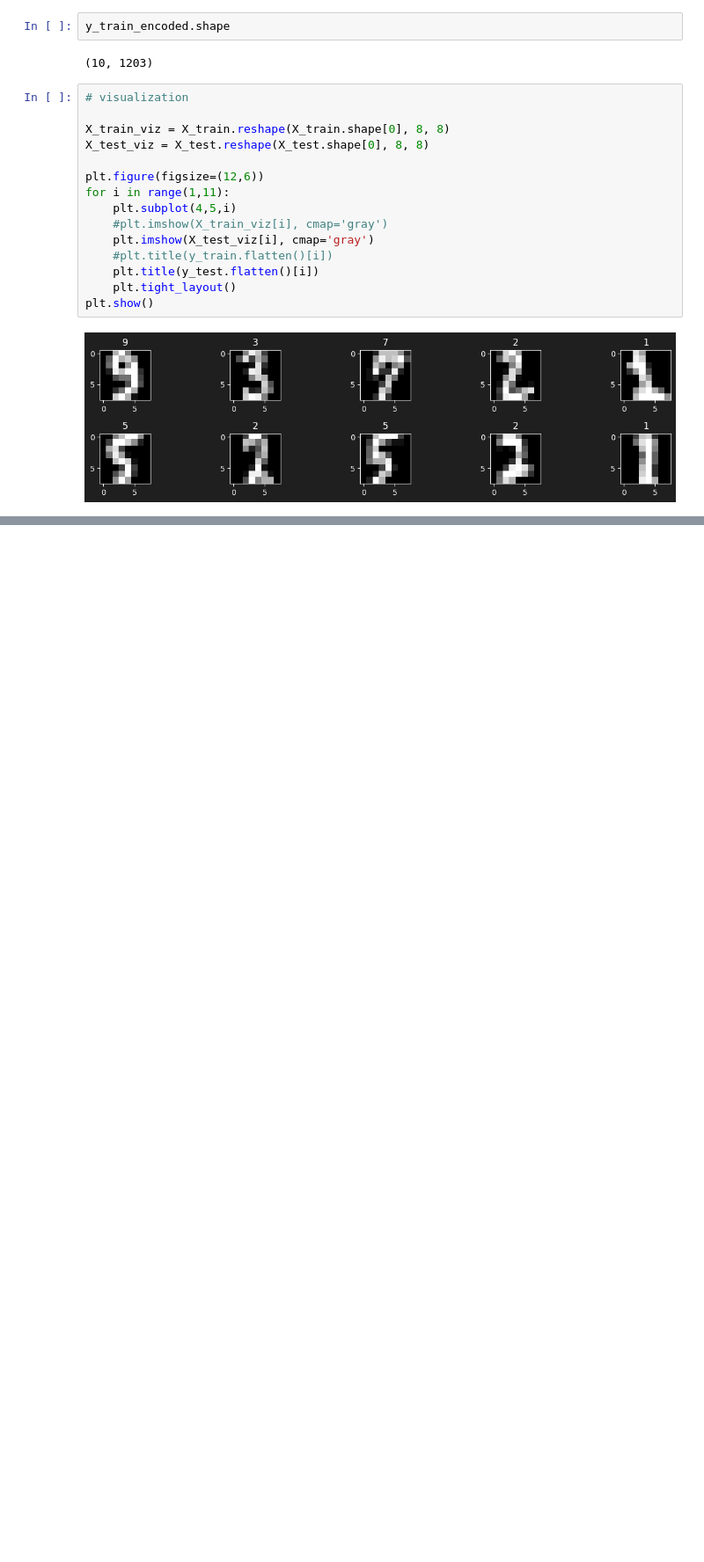
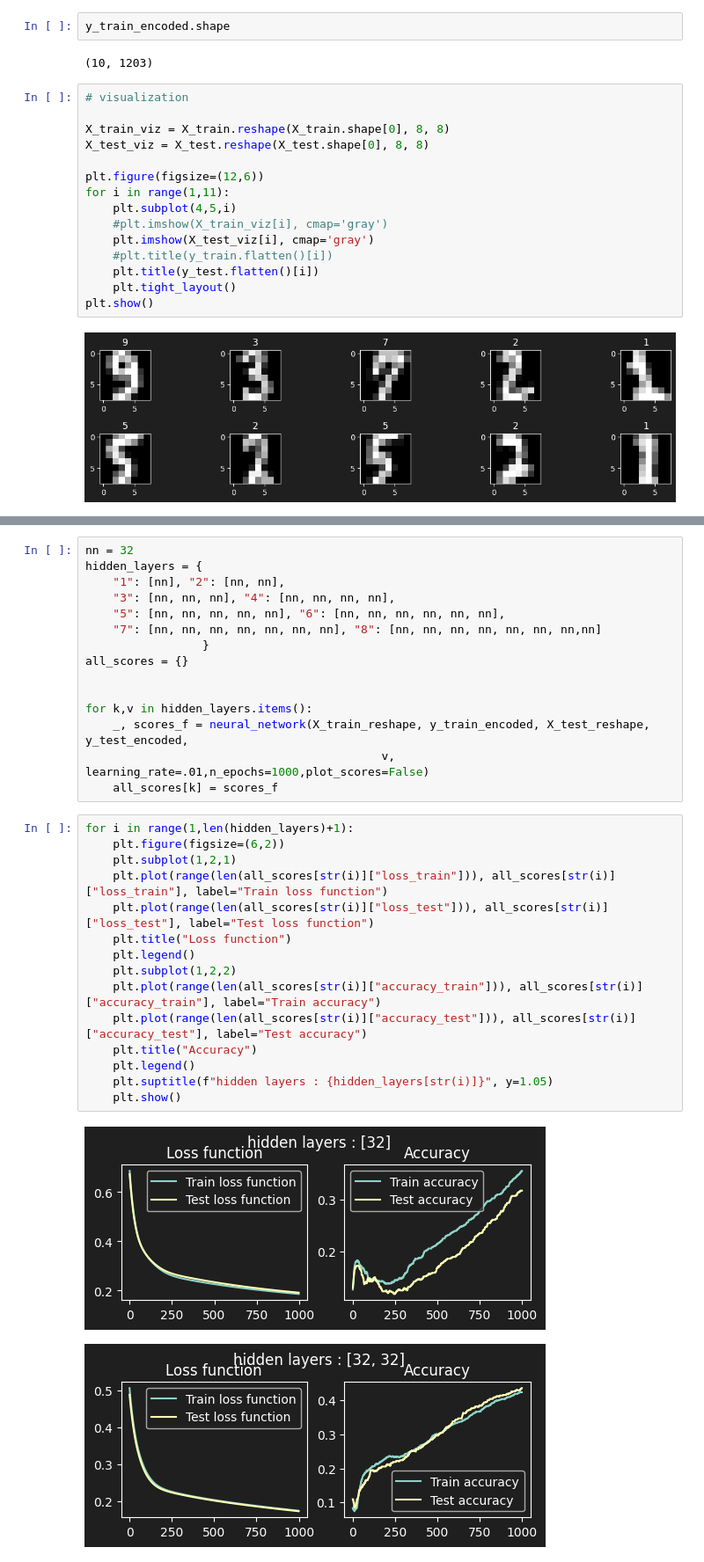
Before and after one commit to hadisql/deep_learning, a Jupyter notebook: DL_Nlayers_multiclass.ipynb, the cells around one changed output, grey strips where cells are left out. Shown at 88% size. Cells and saved outputs as stored; diff of their text form; blank space fills up the shorter version.

```diff
--- a/DL_Nlayers_multiclass.ipynb
+++ b/DL_Nlayers_multiclass.ipynb
@@ -480,0 +495,33 @@ scores_mnist["accuracy_train"][-1]
+# %%
+nn = 32
+hidden_layers = {
+    "1": [nn], "2": [nn, nn],
+    "3": [nn, nn, nn], "4": [nn, nn, nn, nn],
+    "5": [nn, nn, nn, nn, nn], "6": [nn, nn, nn, nn, nn, nn],
+    "7": [nn, nn, nn, nn, nn, nn, nn], "8": [nn, nn, nn, nn, nn, nn, nn,nn]
+                 }
+all_scores = {}
+
+
+for k,v in hidden_layers.items():
+    _, scores_f = neural_network(X_train_reshape, y_train_encoded, X_test_reshape, y_test_encoded,
+                                           v, learning_rate=.01,n_epochs=1000,plot_scores=False)
+    all_scores[k] = scores_f
+# %%
+for i in range(1,len(hidden_layers)+1):
+    plt.figure(figsize=(6,2))
+    plt.subplot(1,2,1)
+    plt.plot(range(len(all_scores[str(i)]["loss_train"])), all_scores[str(i)]["loss_train"], label="Train loss function")
+    plt.plot(range(len(all_scores[str(i)]["loss_test"])), all_scores[str(i)]["loss_test"], label="Test loss function")
+    plt.title("Loss function")
+    plt.legend()
+    plt.subplot(1,2,2)
+    plt.plot(range(len(all_scores[str(i)]["accuracy_train"])), all_scores[str(i)]["accuracy_train"], label="Train accuracy")
+    plt.plot(range(len(all_scores[str(i)]["accuracy_test"])), all_scores[str(i)]["accuracy_test"], label="Test accuracy")
+    plt.title("Accuracy")
+    plt.legend()
+    plt.suptitle(f"hidden layers : {hidden_layers[str(i)]}", y=1.05)
+    plt.show()
+# %% [output]
+[figure, added]
+[figure, added]
```
Also changed, not shown: parts of 13 cells of this notebook.
